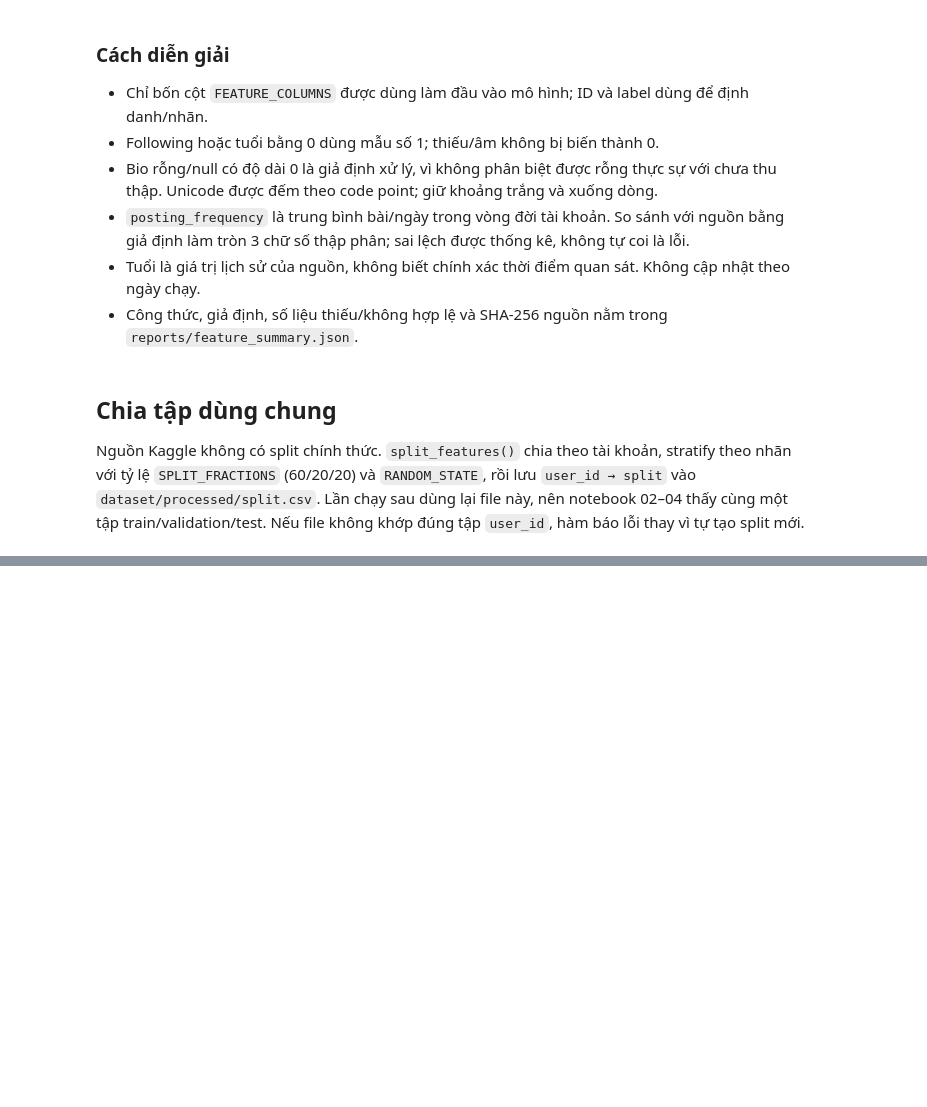
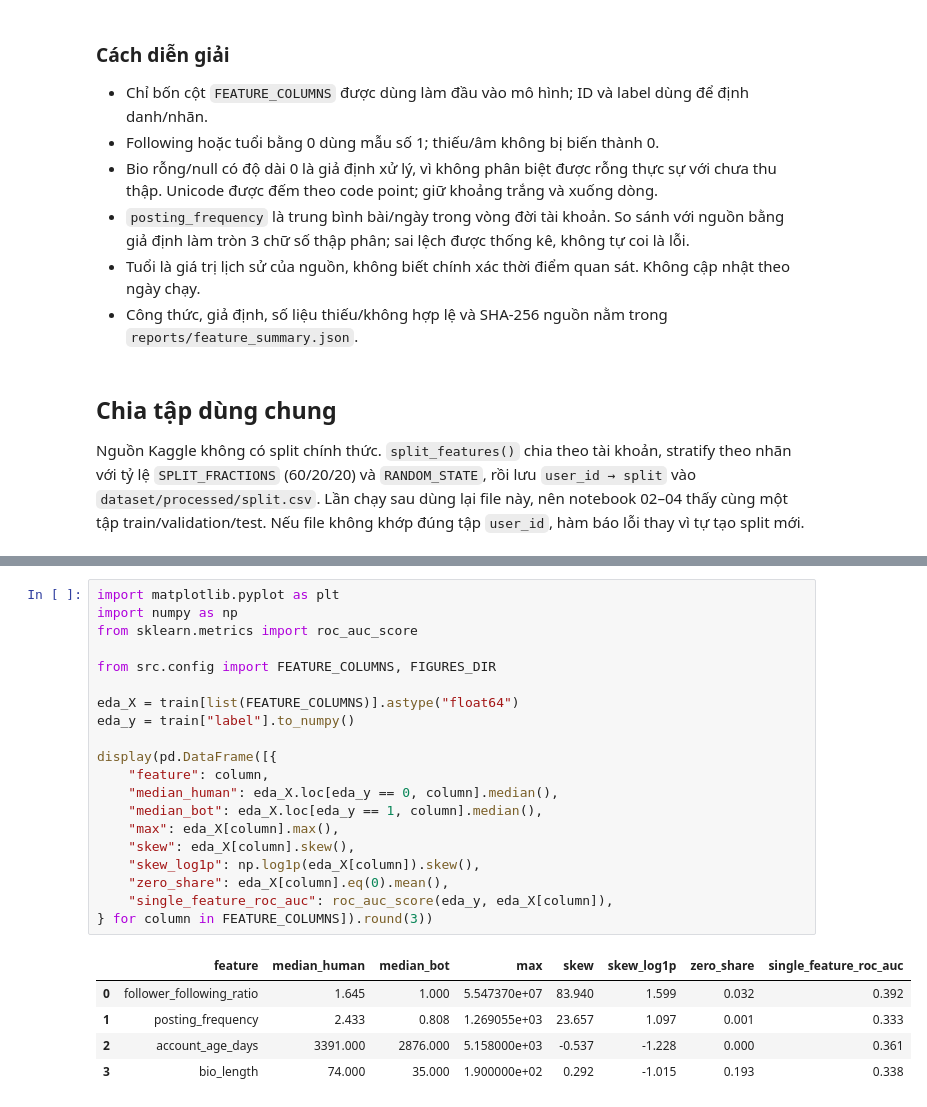
Before and after one commit to nbatho/Social-Media-Bot-Fake-Account-Detection, a Jupyter notebook: notebooks/01_data_exploration.ipynb, the cells around one changed output, grey strips where cells are left out. Drawn from its saved outputs; the diff is of its cells as text; blank space fills up the shorter version.

```diff
--- a/notebooks/01_data_exploration.ipynb
+++ b/notebooks/01_data_exploration.ipynb
@@ -305,0 +311,26 @@ display(pd.DataFrame({
+# %%
+import matplotlib.pyplot as plt
+import numpy as np
+from sklearn.metrics import roc_auc_score
+
+from src.config import FEATURE_COLUMNS, FIGURES_DIR
+
+eda_X = train[list(FEATURE_COLUMNS)].astype("float64")
+eda_y = train["label"].to_numpy()
+
+display(pd.DataFrame([{
+    "feature": column,
+    "median_human": eda_X.loc[eda_y == 0, column].median(),
+    "median_bot": eda_X.loc[eda_y == 1, column].median(),
+    "max": eda_X[column].max(),
+    "skew": eda_X[column].skew(),
+    "skew_log1p": np.log1p(eda_X[column]).skew(),
+    "zero_share": eda_X[column].eq(0).mean(),
+    "single_feature_roc_auc": roc_auc_score(eda_y, eda_X[column]),
+} for column in FEATURE_COLUMNS]).round(3))
+# %% [output]
+|  | feature | median_human | median_bot | max | skew | skew_log1p | zero_share | single_feature_roc_auc |
+| 0 | follower_following_ratio | 1.645 | 1.000 | 5.547370e+07 | 83.940 | 1.599 | 0.032 | 0.392 |
+| 1 | posting_frequency | 2.433 | 0.808 | 1.269055e+03 | 23.657 | 1.097 | 0.001 | 0.333 |
+| 2 | account_age_days | 3391.000 | 2876.000 | 5.158000e+03 | -0.537 | -1.228 | 0.000 | 0.361 |
+| 3 | bio_length | 74.000 | 35.000 | 1.900000e+02 | 0.292 | -1.015 | 0.193 | 0.338 |
```
Also changed, not shown: parts of 10 cells of this notebook, 2 other files.
